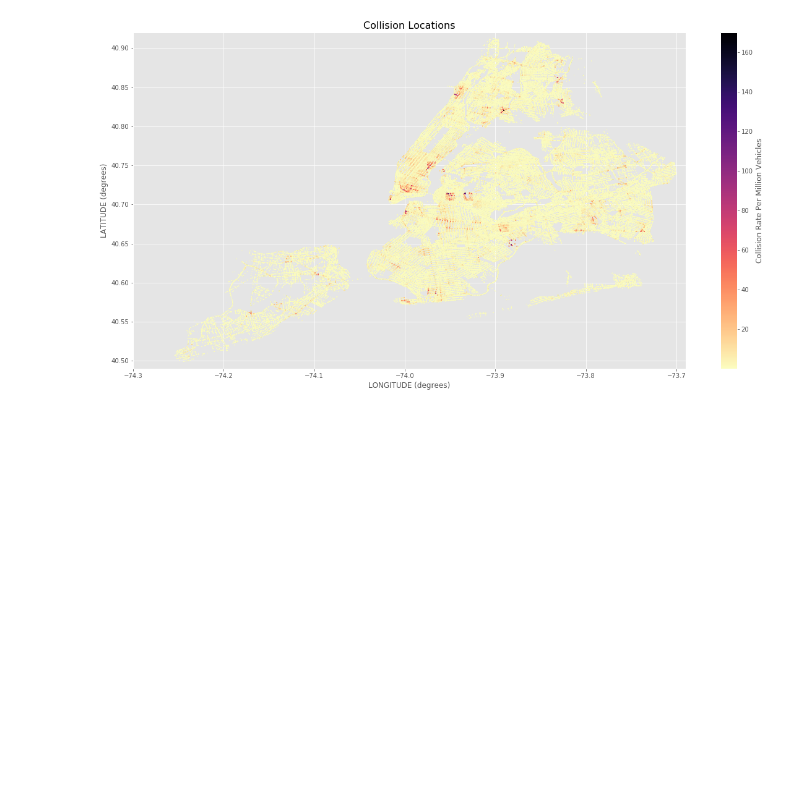
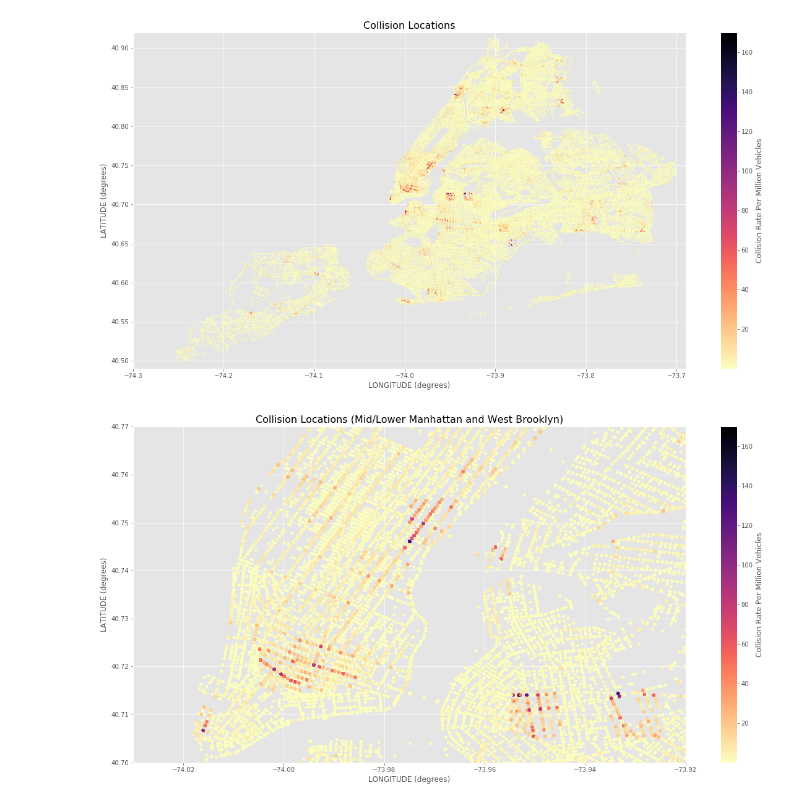
Before and after one commit to nealrea/collisionViz, a Jupyter notebook: data_exploration/data_normalization.ipynb, the cells around one changed output. Drawn from its saved outputs; the diff is of its cells as text; code cells hidden in the pictures; blank space fills up the shorter version.

Commit message:
create visuals for presntation

```diff
--- a/data_exploration/data_normalization.ipynb
+++ b/data_exploration/data_normalization.ipynb
@@ -271,3 +271,14 @@ plt.colorbar(label='Collision Rate Per Million Vehicles')
 plt.show()
 # %% [output]
 [figure]
+# %%
+plt.scatter(coll['LONGITUDE'], coll['LATITUDE'], c=coll['Collision Rate'], s=20, cmap=plt.cm.magma_r)
+plt.xlabel('LONGITUDE (degrees)', fontsize=12)
+plt.ylabel('LATITUDE (degrees)', fontsize=12)
+plt.title('Collision Locations (Mid/Lower Manhattan and West Brooklyn)', fontsize=16)
+plt.ylim(40.7,40.77)
+plt.xlim(-74.03,-73.92)
+plt.colorbar(label='Collision Rate Per Million Vehicles')
+plt.show()
+# %% [output]
+[figure, added]
```
Also changed, not shown: parts of 1 cell of this notebook.
